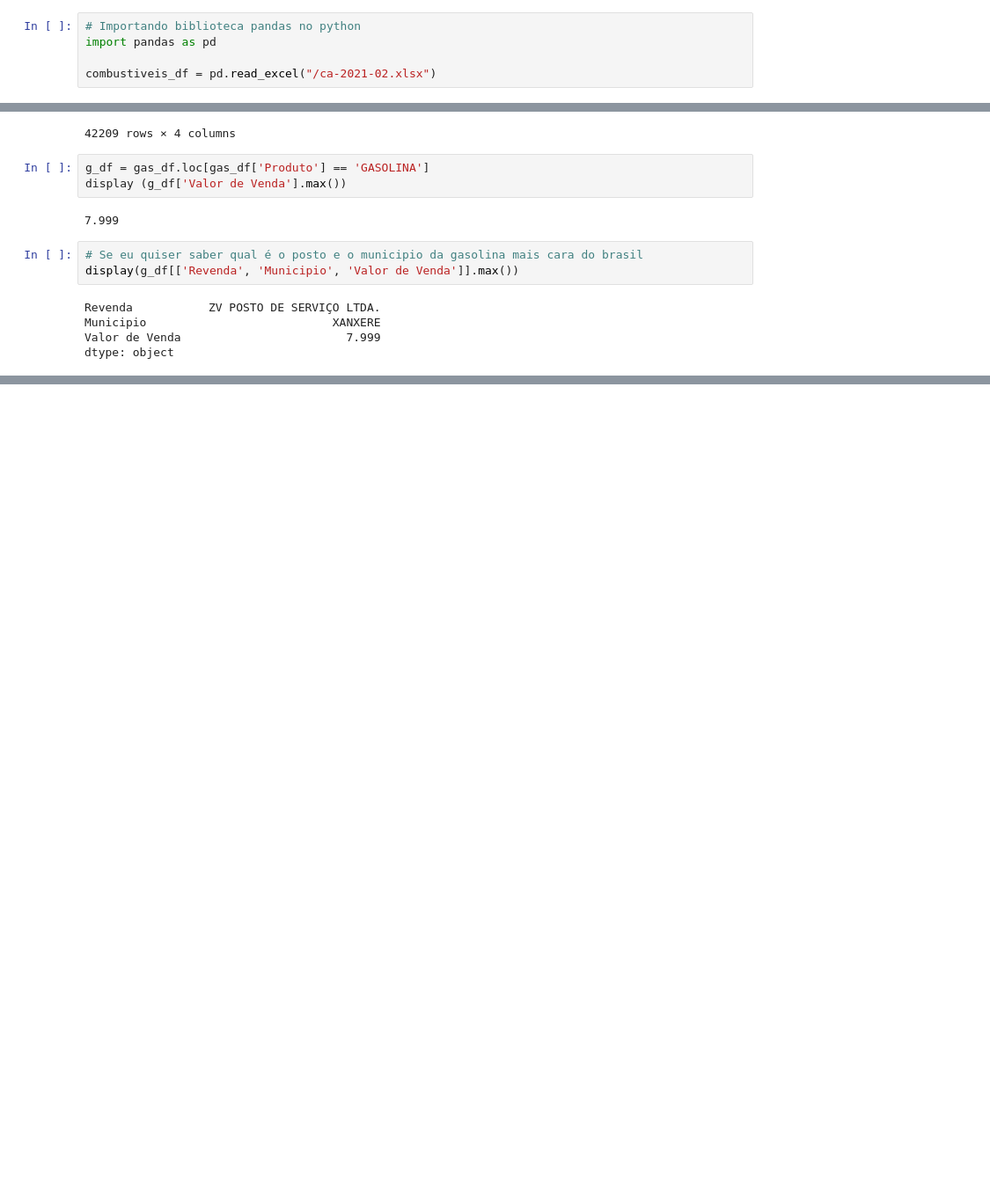
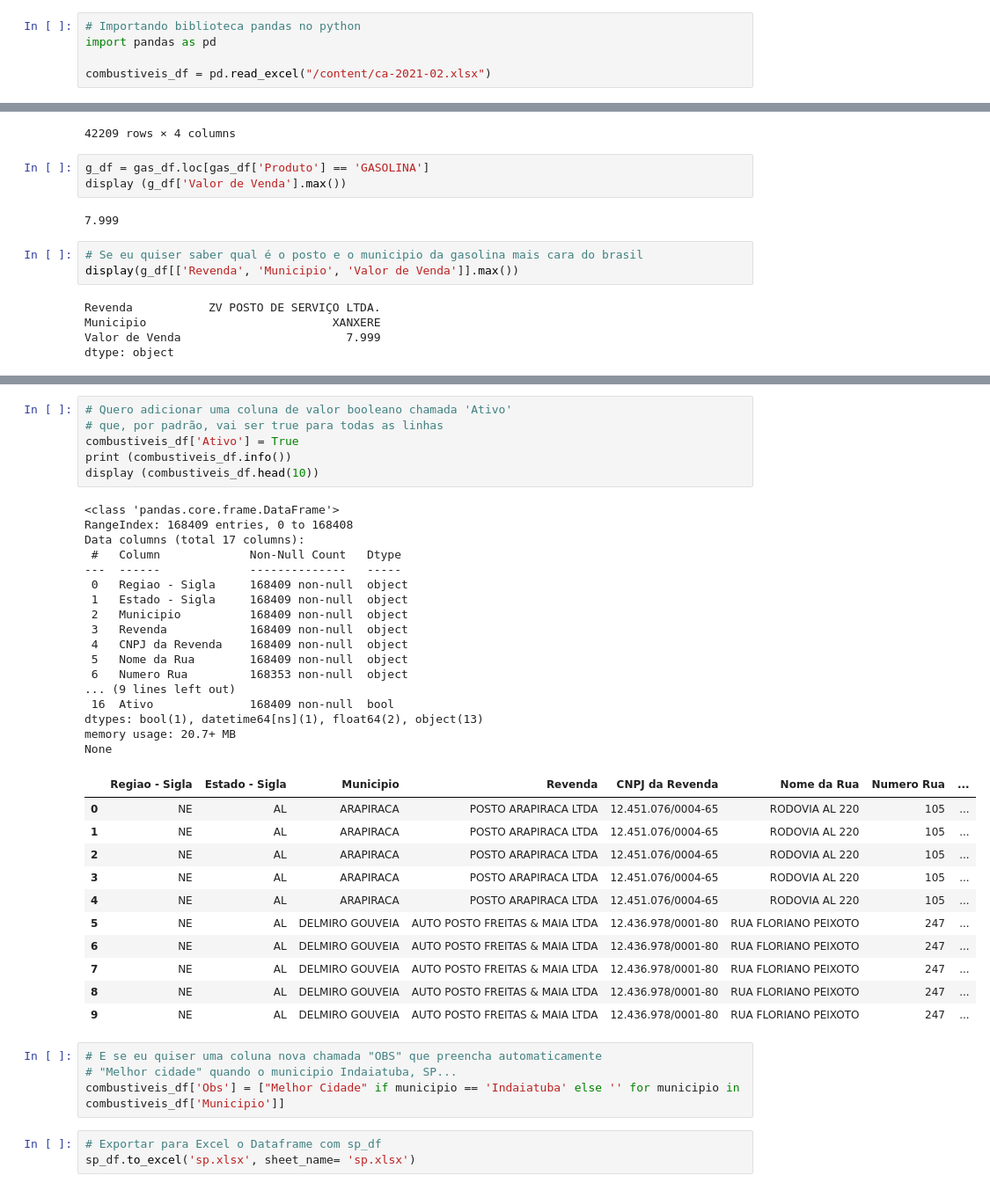
Before and after one commit to GabrielFerreiraTrindade/Python-Pandas, a Jupyter notebook: Exemplo_Pandas.ipynb, the cells around one changed output, grey strips where cells are left out. Shown: that part at 88% size. Saved outputs shown, nothing was run; the diff lists cells and outputs as text; blank space fills up the shorter version.

```diff
--- a/Exemplo_Pandas.ipynb
+++ b/Exemplo_Pandas.ipynb
@@ -13,7 +13,7 @@ Alô mundo!, aadjfdjkfdjfdjjdkfbjfs
 # Importando biblioteca pandas no python
 import pandas as pd
 
-combustiveis_df = pd.read_excel("/ca-2021-02.xlsx")
+combustiveis_df = pd.read_excel("/content/ca-2021-02.xlsx")
 # %%
 print (combustiveis_df)
 # %% [output]
@@ -227,0 +269,42 @@ dtype: object
+# %%
+# Quero adicionar uma coluna de valor booleano chamada 'Ativo'
+# que, por padrão, vai ser true para todas as linhas
+combustiveis_df['Ativo'] = True
+print (combustiveis_df.info())
+display (combustiveis_df.head(10))
+# %% [output]
+<class 'pandas.core.frame.DataFrame'>
+RangeIndex: 168409 entries, 0 to 168408
+Data columns (total 17 columns):
+ #   Column             Non-Null Count   Dtype
+---  ------             --------------   -----
+ 0   Regiao - Sigla     168409 non-null  object
+ 1   Estado - Sigla     168409 non-null  object
+ 2   Municipio          168409 non-null  object
+ 3   Revenda            168409 non-null  object
+ 4   CNPJ da Revenda    168409 non-null  object
+ 5   Nome da Rua        168409 non-null  object
+ 6   Numero Rua         168353 non-null  object
+... (9 lines left out)
+ 16  Ativo              168409 non-null  bool
+dtypes: bool(1), datetime64[ns](1), float64(2), object(13)
+memory usage: 20.7+ MB
+None
+|  | Regiao - Sigla | Estado - Sigla | Municipio | Revenda | CNPJ da Revenda | Nome da Rua | Numero Rua | ... |
+| 0 | NE | AL | ARAPIRACA | POSTO ARAPIRACA LTDA | 12.451.076/0004-65 | RODOVIA AL 220 | 105 | ... |
+| 1 | NE | AL | ARAPIRACA | POSTO ARAPIRACA LTDA | 12.451.076/0004-65 | RODOVIA AL 220 | 105 | ... |
+| 2 | NE | AL | ARAPIRACA | POSTO ARAPIRACA LTDA | 12.451.076/0004-65 | RODOVIA AL 220 | 105 | ... |
+| 3 | NE | AL | ARAPIRACA | POSTO ARAPIRACA LTDA | 12.451.076/0004-65 | RODOVIA AL 220 | 105 | ... |
+| 4 | NE | AL | ARAPIRACA | POSTO ARAPIRACA LTDA | 12.451.076/0004-65 | RODOVIA AL 220 | 105 | ... |
+| 5 | NE | AL | DELMIRO GOUVEIA | AUTO POSTO FREITAS & MAIA LTDA | 12.436.978/0001-80 | RUA FLORIANO PEIXOTO | 247 | ... |
+| 6 | NE | AL | DELMIRO GOUVEIA | AUTO POSTO FREITAS & MAIA LTDA | 12.436.978/0001-80 | RUA FLORIANO PEIXOTO | 247 | ... |
+| 7 | NE | AL | DELMIRO GOUVEIA | AUTO POSTO FREITAS & MAIA LTDA | 12.436.978/0001-80 | RUA FLORIANO PEIXOTO | 247 | ... |
+| 8 | NE | AL | DELMIRO GOUVEIA | AUTO POSTO FREITAS & MAIA LTDA | 12.436.978/0001-80 | RUA FLORIANO PEIXOTO | 247 | ... |
+| 9 | NE | AL | DELMIRO GOUVEIA | AUTO POSTO FREITAS & MAIA LTDA | 12.436.978/0001-80 | RUA FLORIANO PEIXOTO | 247 | ... |
+# %%
+# E se eu quiser uma coluna nova chamada "OBS" que preencha automaticamente
+# "Melhor cidade" quando o municipio Indaiatuba, SP...
+combustiveis_df['Obs'] = ["Melhor Cidade" if municipio == 'Indaiatuba' else '' for municipio in combustiveis_df['Municipio']]
+# %%
+# Exportar para Excel o Dataframe com sp_df
+sp_df.to_excel('sp.xlsx', sheet_name= 'sp.xlsx')
```
Also changed, not shown: parts of 14 cells of this notebook.
